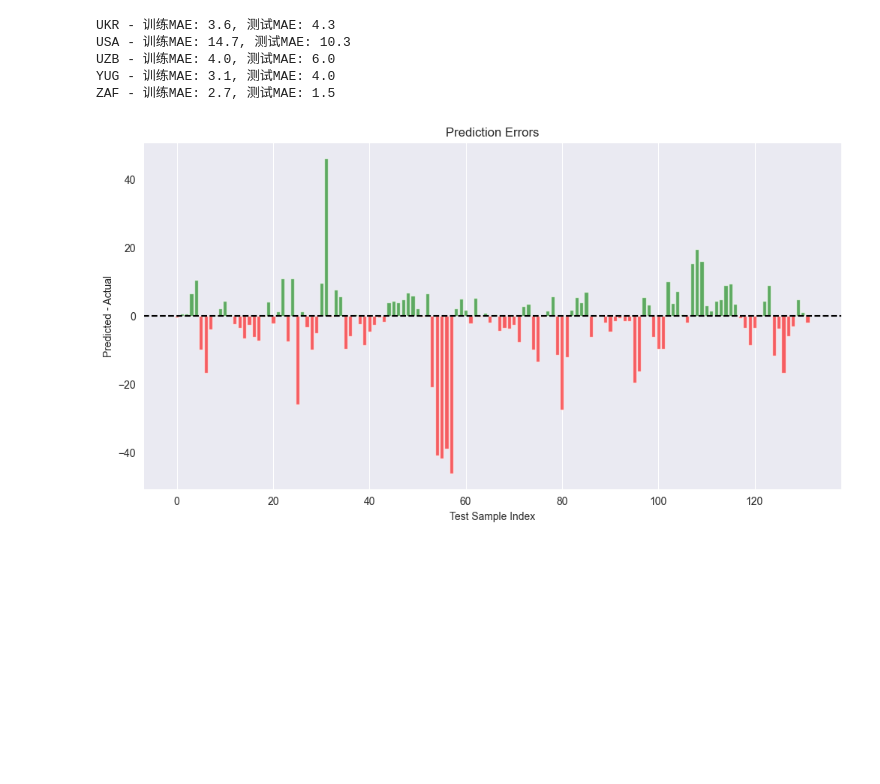
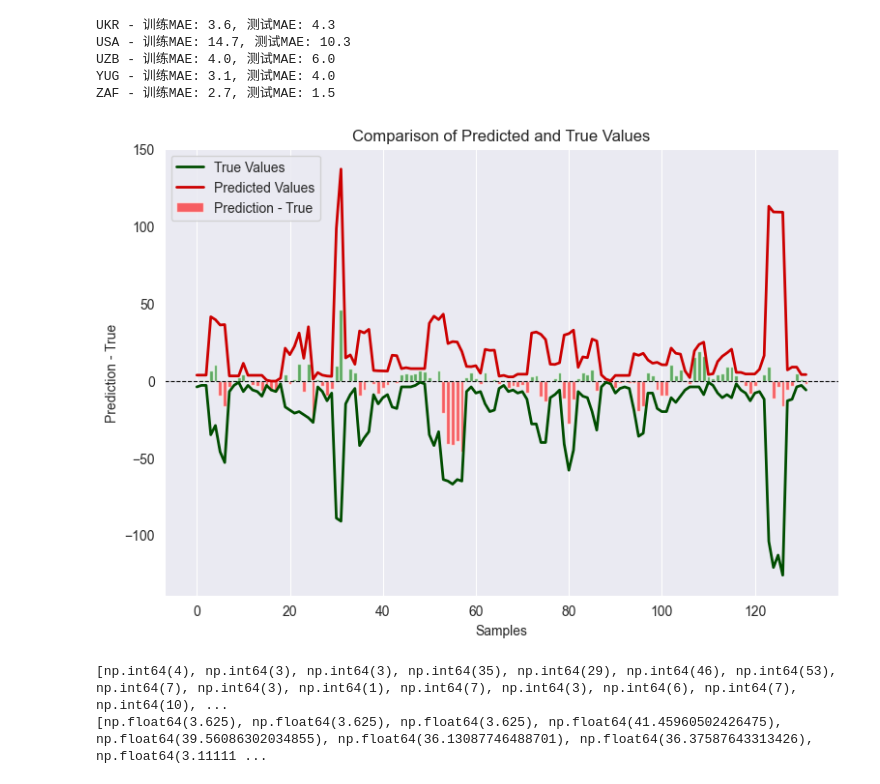
Before and after one commit to DAIDASEN/ICM2025, a Jupyter notebook: Independent_model.ipynb, the cells around one changed output. Saved outputs shown, nothing was run; the diff lists cells and outputs as text; code cells hidden in the pictures; blank space fills up the shorter version.

```diff
--- a/Independent_model.ipynb
+++ b/Independent_model.ipynb
@@ -12,6 +12,8 @@ with open('data.json', 'r') as f:
 # 训练每个国家的模型
 country_models = {}
 test_error = []
+y_true_for_plt = []
+y_pred_for_plt = []
 for country, entries in data.items():
     if len(entries) < 4:  # 至少需要4个样本
         continue
@@ -36,6 +38,8 @@ for country, entries in data.items():
         print(f"{country} - 训练MAE: {train_mae:.1f}, 测试MAE: {test_mae:.1f}")
         if len(X_test) > 0:
             test_error.extend(model.predict(X_test) - y_test)  # 添加预测误差
+            y_true_for_plt.extend(y_test)
+            y_pred_for_plt.extend(model.predict(X_test))
     except Exception as e:
         print(f"{country}训练失败: {str(e)}")
 
@@ -105,23 +109,50 @@ YUG - 训练MAE: 3.1, 测试MAE: 4.0
 ZAF - 训练MAE: 2.7, 测试MAE: 1.5
 # %%
 import matplotlib.pyplot as plt
-import numpy as np
+import seaborn as sns
+import matplotlib
 
-# 假设 test_error 是一个包含预测值与真实值之间差异的列表
-# test_error = [误差1, 误差2, 误差3, ..., 误差n]
+# Set font to support English without warnings
+# matplotlib.rcParams['font.family'] = 'DejaVu Sans'
 
-# 创建颜色数组，根据误差决定颜色
+# Example data (假设 y_pred 和 y_test 已经定义)
+y_true = np.array(y_true_for_plt)
+y_pred = np.array(y_pred_for_plt)  # 请确保此行在你的上下文中有效
+
+# Calculate the difference
+difference = y_pred - y_true
+
+# Create figure with a specific size
+plt.figure(figsize=(9, 6))  # 设置图形大小
 colors = ['green' if error > 0 else 'red' for error in test_error]
+# Create bar chart with unified color
+plt.bar(range(len(difference)), difference, color=colors, alpha=0.6, label='Prediction - True')
 
-# 绘制误差图
-plt.figure(figsize=(12, 6))
-plt.bar(range(len(test_error)), test_error, color=colors, alpha=0.6)
-plt.axhline(0, color='black', linestyle='--')  # 添加零误差参考线
-plt.title('Prediction Errors')
-plt.xlabel('Test Sample Index')
-plt.ylabel('Predicted - Actual')
-# plt.xticks(range(len(test_error)))  # 根据误差数量设置x轴刻度
+# Add labels and title
+plt.xlabel('Samples')
+plt.ylabel('Prediction - True')
+plt.title('Comparison of Predicted and True Values')
+
+# Add horizontal reference line
+plt.axhline(0, color='black', linewidth=0.8, linestyle='--')
+
+# Plot the true values and predicted values as lines
+plt.plot(range(len(y_true)), -1 * y_true, color='#004d00', label='True Values', linestyle='-', linewidth=2)  # 深绿色
+plt.plot(range(len(y_pred)), y_pred, color='#cc0000', label='Predicted Values', linestyle='-', linewidth=2)  # 深红色
+
+# Add legends
+plt.legend()
+
+# Add grid for better readability
 plt.grid(axis='y')  # 添加y轴网格
 plt.show()
 # %% [output]
-[figure, old version]
+[figure, new version]
+# %%
+# print(y_true_for_plt)
+print(y_true_for_plt)
+print(y_pred_for_plt)
+# print(test_error)
+# %% [output]
+[np.int64(4), np.int64(3), np.int64(3), np.int64(35), np.int64(29), np.int64(46), np.int64(53), np.int64(7), np.int64(3), np.int64(1), np.int64(7), np.int64(3), np.int64(6), np.int64(7), np.int64(10), ...
+[np.float64(3.625), np.float64(3.625), np.float64(3.625), np.float64(41.45960502426475), np.float64(39.56086302034855), np.float64(36.13087746488701), np.float64(36.37587643313426), np.float64(3.11111 ...
```
Also changed, not shown: 1 other file.
